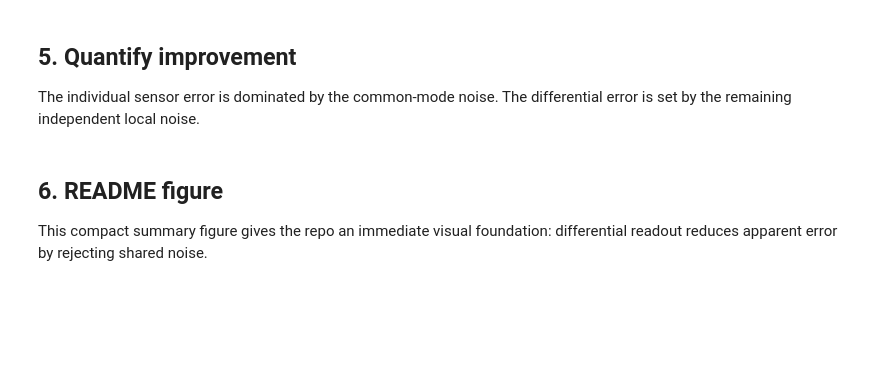
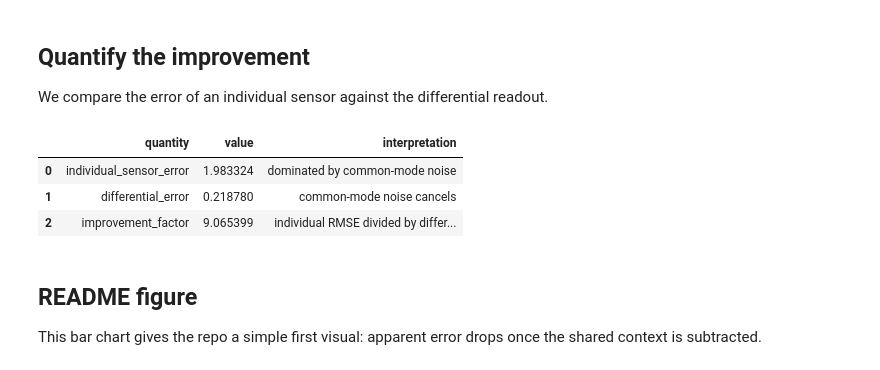
Before and after one commit to thinkthoughts/differential-context-sensing, a Jupyter notebook: notebooks/00_context.ipynb, the cells around one changed output. Cells and saved outputs as stored; diff of their text form; code cells hidden in the pictures; blank space fills up the shorter version.

```diff
--- a/notebooks/00_context.ipynb
+++ b/notebooks/00_context.ipynb
@@ -35,0 +13,27 @@ print(f"Data: {DATA}")
+# %%
+from pathlib import Path
+import numpy as np
+import pandas as pd
+import matplotlib.pyplot as plt
+
+# Robust path handling for both local notebooks and Colab clones.
+# In the repo, this notebook lives in notebooks/, so repo root is one level up.
+try:
+    NOTEBOOK_DIR = Path(__file__).resolve().parent
+except NameError:
+    NOTEBOOK_DIR = Path.cwd()
+
+if NOTEBOOK_DIR.name == "notebooks":
+    ROOT = NOTEBOOK_DIR.parent
+else:
+    # Colab often starts in the repo root after %cd differential-context-sensing.
+    ROOT = NOTEBOOK_DIR
+
+DATA = ROOT / "data"
+FIGURES = ROOT / "figures"
+DATA.mkdir(parents=True, exist_ok=True)
+FIGURES.mkdir(parents=True, exist_ok=True)
+
+print(f"ROOT    = {ROOT}")
+print(f"DATA    = {DATA}")
+print(f"FIGURES = {FIGURES}")
@@ -110,18 +124,26 @@ plt.show()
-# %% [markdown]
-## 5. Quantify improvement
-
-The individual sensor error is dominated by the common-mode noise. The differential error is set by the remaining independent local noise.
+# %% [markdown]
+## Quantify the improvement
+
+We compare the error of an individual sensor against the differential readout.
 # %%
 individual_rmse = np.sqrt(np.mean((phi_a - 0.5 * signal) ** 2))
 differential_rmse = np.sqrt(np.mean((phi_diff - signal) ** 2))
+improvement_factor = individual_rmse / differential_rmse
 
 summary = pd.DataFrame({
-    "quantity": ["individual_sensor_error", "differential_error"],
-    "rmse": [individual_rmse, differential_rmse],
+    "quantity": ["individual_sensor_error", "differential_error", "improvement_factor"],
+    "value": [individual_rmse, differential_rmse, improvement_factor],
     "interpretation": [
         "dominated by common-mode noise",
-        "common-mode noise cancels"
-    ]
+        "common-mode noise cancels",
+        "individual RMSE divided by differential RMSE",
+    ],
 })
 
+summary.to_csv(DATA / "00_context_summary.csv", index=False)
 summary
+# %% [output]
+|  | quantity | value | interpretation |
+| 0 | individual_sensor_error | 1.983324 | dominated by common-mode noise |
+| 1 | differential_error | 0.218780 | common-mode noise cancels |
+| 2 | improvement_factor | 9.065399 | individual RMSE divided by differ... |
@@ -132,7 +150,7 @@ out_path
 # %% [markdown]
-## 6. README figure
+## README figure
 
-This compact summary figure gives the repo an immediate visual foundation: differential readout reduces apparent error by rejecting shared noise.
+This bar chart gives the repo a simple first visual: apparent error drops once the shared context is subtracted.
 # %%
 labels = ["Individual", "Differential"]
 values = [individual_rmse, differential_rmse]
```
Also changed, not shown: parts of 15 cells of this notebook, 2 other files.
